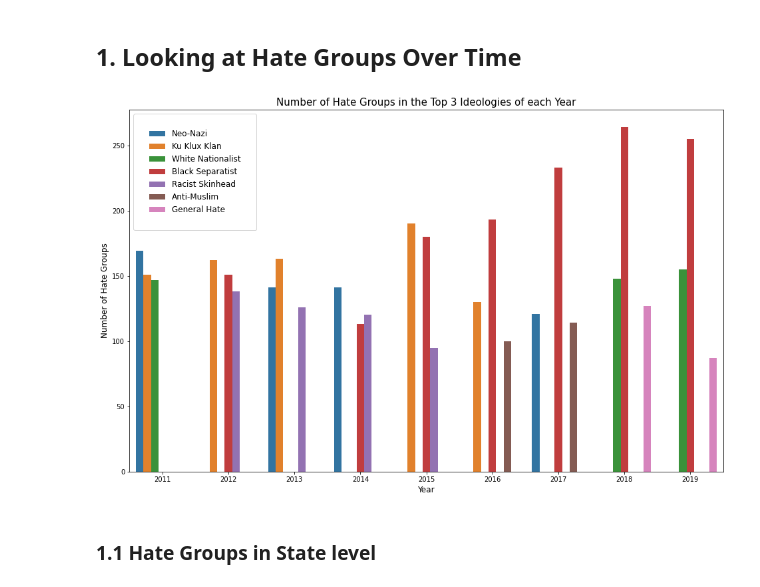
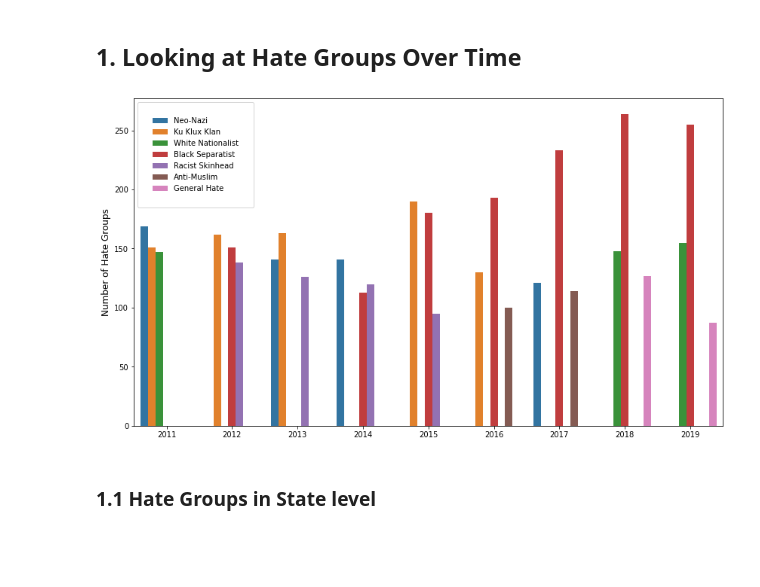
Before and after one commit to jramtos/hate_groups, a Jupyter notebook: analysis_hate_data.ipynb, the cells around one changed output. Saved outputs shown, nothing was run; the diff lists cells and outputs as text; code cells hidden in the pictures; blank space fills up the shorter version.

Commit message:
hate data

```diff
--- a/analysis_hate_data.ipynb
+++ b/analysis_hate_data.ipynb
@@ -32,15 +32,21 @@ In 2019, Anti-Immigrant groups represented 2.13% of the total number of hate gro
 counts = hg.groupby(['Year', 'Ideology']).size().reset_index(name='count')
 top3 = counts.sort_values(by=['Year','count'], ascending=[True, False]).groupby('Year').head(3)
 # %%
-fig, ax = plt.subplots(figsize=(16,10))
+fig, ax = plt.subplots(figsize=(14,8))
 ax = sns.barplot(x="Year", y="count", hue='Ideology', data=top3[top3.Year > 2010])
-ax.legend(loc='upper left', borderpad=2, prop={'size':12})
-plt.title('Number of Hate Groups in the Top 3 Ideologies of each Year', size=15)
+lines, labels = ax.get_legend_handles_labels()
+#labels=['Neonazi', 'Ku Klux Klan', 'Nacionalista Blanco', 'Negro Separatista', 'Skinhead Racista',
+#                 'Anti-musulmán', 'Odio General']
+ax.legend(loc='upper left', borderpad=2, prop={'size':10},
+          handles = lines,
+          labels=labels)
+#plt.title('Number of Hate Groups in the Top 3 Ideologies of each Year', size=15)
 plt.ylabel('Number of Hate Groups', size=12)
-plt.xlabel('Year', size=12)
+plt.xlabel('', size=12)
+
 plt.show()
 # %% [output]
-[figure, old version]
+[figure, new version]
 # %% [markdown]
 ### 1.1 Hate Groups in State level
 # %%
```
Also changed, not shown: parts of 4 cells of this notebook.
